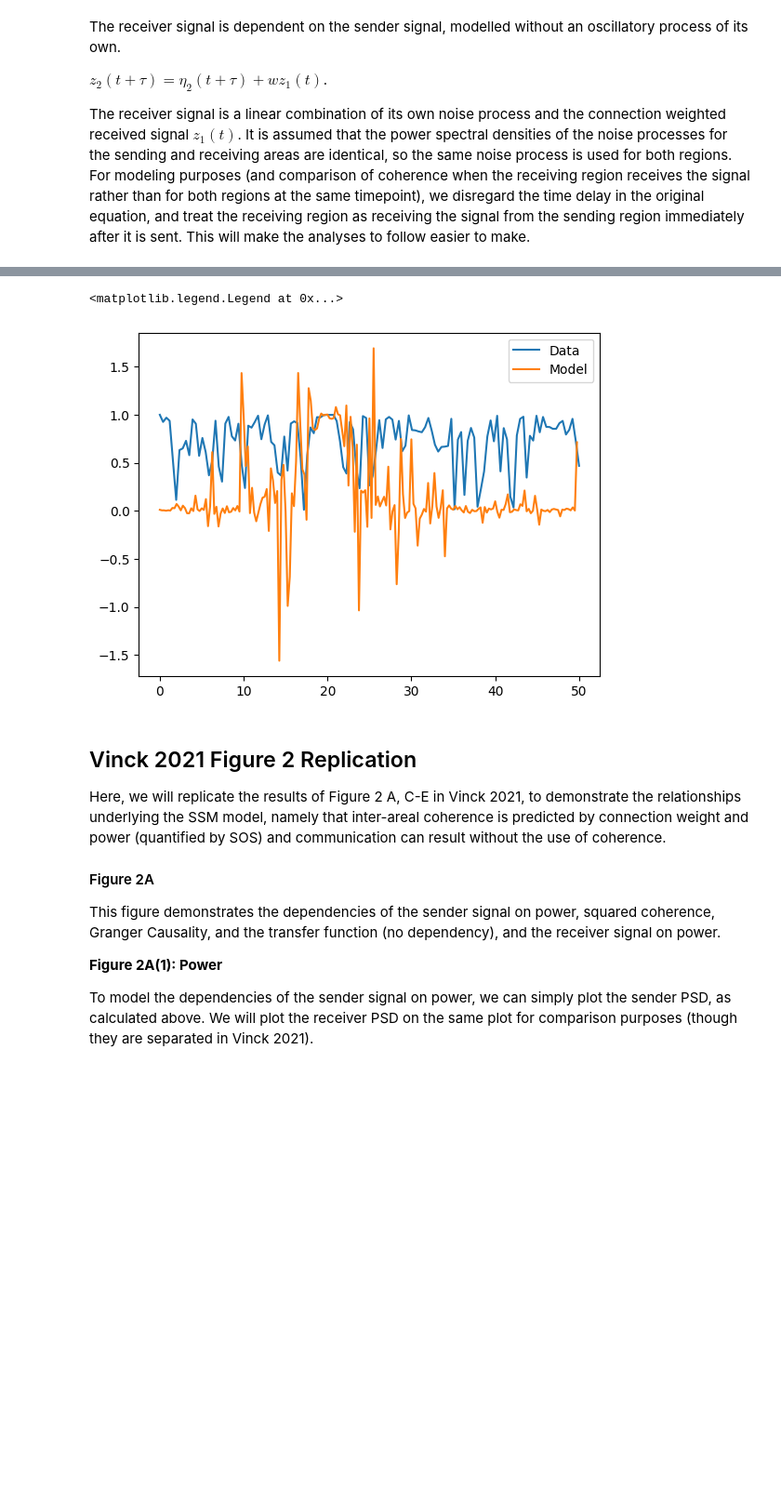
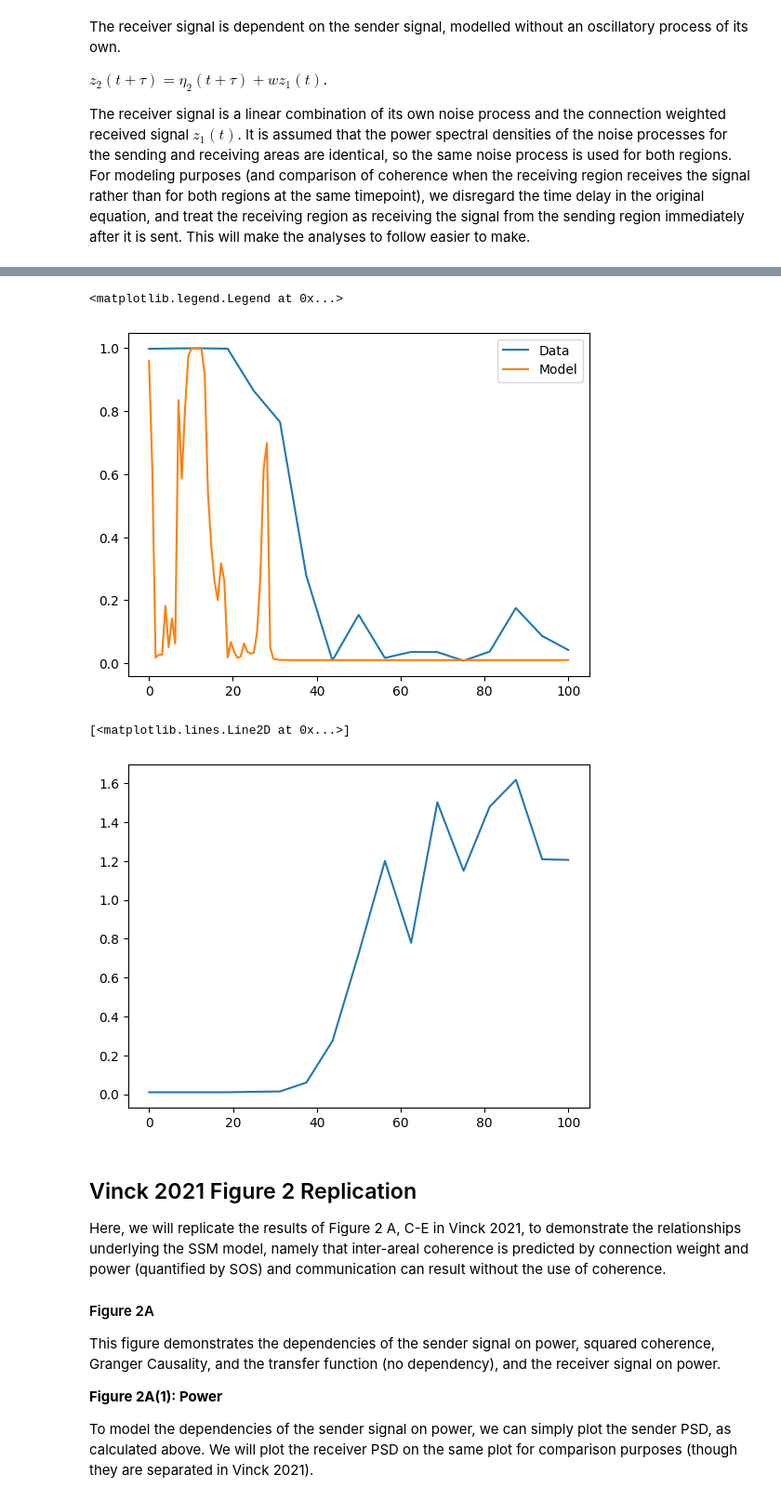
Before and after one commit to cyneuro/neuro_communication, a Jupyter notebook: Vinck2021_SSM_tutorial_2.ipynb, the cells around one changed output, grey strips where cells are left out. Shown at 93% size. Cells and saved outputs as stored; diff of their text form; code cells hidden in the pictures; blank space fills up the shorter version.

Commit message:
experiment with coherence

```diff
--- a/Vinck2021_SSM_tutorial_2.ipynb
+++ b/Vinck2021_SSM_tutorial_2.ipynb
@@ -225,14 +219,23 @@ Text(0.5, 1.0, 'SOS(f)')
 def model_sq_coherence_no_SPC(w, SOS):
     return w ** 2 * (1 + SOS) / (1 + w ** 2 * (1 + SOS))
 # %%
-f, Cxx = signal.coherence(z1, z2, fs = SAMPLING_RATE)
+f, Cxx = signal.coherence(z1, z2, fs = SAMPLING_RATE, nperseg = 32)
 
 plt.plot(f, Cxx, label = "Data")
-plt.plot(freqs[:TSTOP * SAMPLING_RATE // 2], model_sq_coherence_no_SPC(W, alpha[:TSTOP * SAMPLING_RATE // 2]), label = "Model")
+plt.plot(alpha_f, model_sq_coherence_no_SPC(W, alpha), label = "Model")
 plt.legend()
 # %% [output]
 <matplotlib.legend.Legend at 0x...>
-[figure, old version]
+[figure, new version]
+# %%
+# Transfer function
+f, psd_z1 = signal.welch(z1, fs = SAMPLING_RATE, nperseg = 32)
+f, psd_z2 = signal.welch(z2, fs = SAMPLING_RATE, nperseg = 32)
+
+plt.plot(f, psd_z2 / psd_z1)
+# %% [output]
+[<matplotlib.lines.Line2D at 0x...>]
+[figure, added]
 # %% [markdown]
 ## Vinck 2021 Figure 2 Replication
 
```
Also changed, not shown: parts of 4 cells of this notebook.
